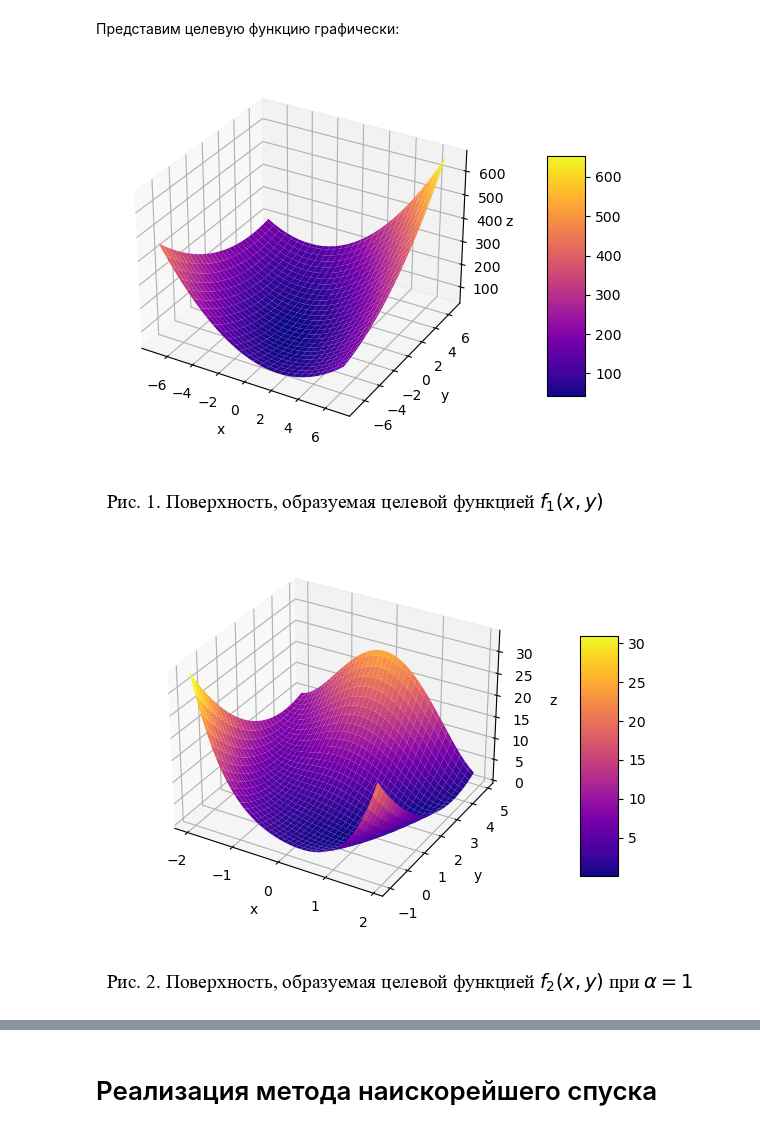
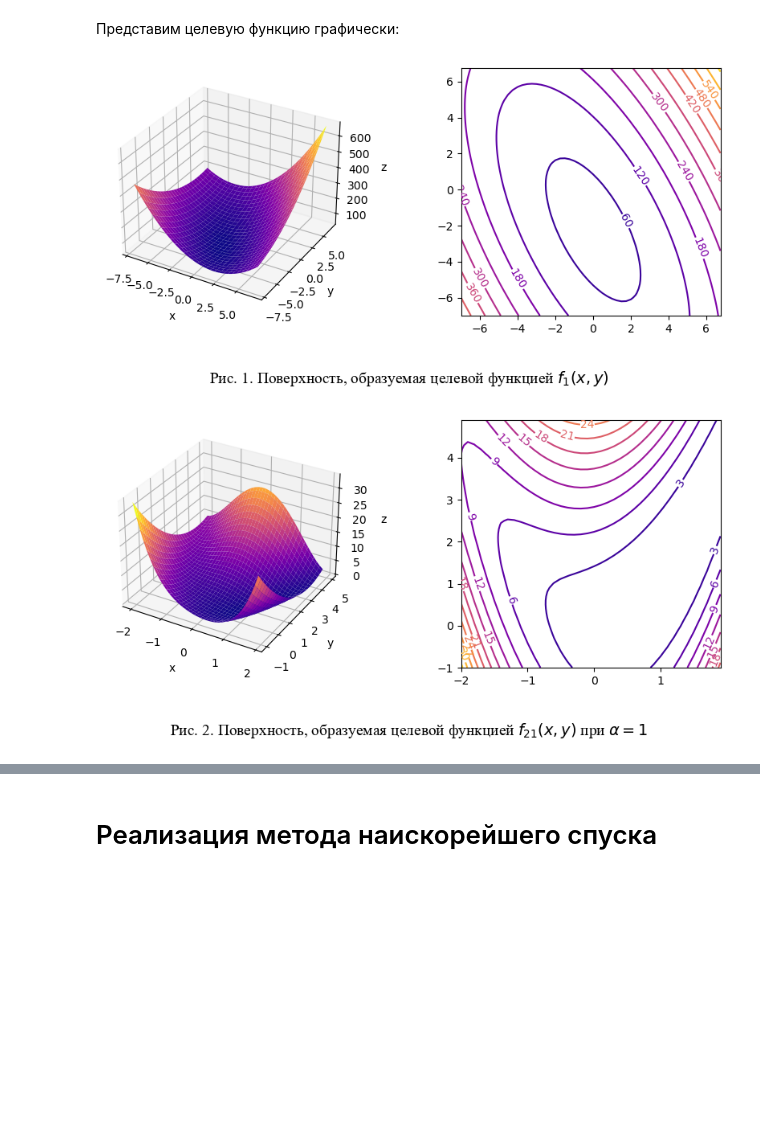
Before and after one commit to Ship-Vano/OptimizationMethodsLabs, a Jupyter notebook: Lab2.ipynb, the cells around one changed output, grey strips where cells are left out. Cells and saved outputs as stored; diff of their text form; code cells hidden in the pictures; blank space fills up the shorter version.

```diff
--- a/Lab2.ipynb
+++ b/Lab2.ipynb
@@ -62,32 +68,40 @@ eps2 = 10**(-5)
 # %%
 import matplotlib.pyplot as plt
 from matplotlib import cm
 
-fig, ax = plt.subplots(subplot_kw={"projection": "3d"})
+fig = plt.figure(figsize=(10, 4))
+axes1 = fig.add_subplot(1, 2, 1, projection='3d')
+axes2 = fig.add_subplot(1, 2, 2)
 
 X = np.arange(-7, 7, 0.25)
 Y = np.arange(-7, 7, 0.25)
 X, Y = np.meshgrid(X, Y)
 F1 = np.vectorize(f1)
 Z = F1(X, Y)
 
-surf = ax.plot_surface(X, Y, Z, cmap=cm.plasma,
+surf = axes1.plot_surface(X, Y, Z, cmap=cm.plasma,
                        linewidth=1, antialiased=True)
-ax.set_xlabel('x')
-ax.set_ylabel('y')
-ax.set_zlabel('z')
-ax.zaxis.labelpad=-0.6
+axes1.set_xlabel('x')
+axes1.set_ylabel('y')
+axes1.set_zlabel('z')
+axes1.zaxis.labelpad=4.5
 
-cbaxes = fig.add_axes([0.9, 0.2, 0.06, 0.5])
-cb = plt.colorbar(surf, cax = cbaxes)
 
+CS00 = axes2.contour(X, Y, Z, levels=11, cmap=cm.plasma, zorder=1)
+axes2.clabel(CS00, CS00.levels,inline=True,inline_spacing = 1)
+#cbaxes = fig.add_axes([0.9, 0.2, 0.06, 0.5])
+#cb = plt.colorbar(surf, cax = cbaxes)
+
+plt.subplots_adjust(wspace=0.4)
 plt.title('Рис. 1. Поверхность, образуемая целевой функцией $f_1(x,y)$',
-             fontsize=14, fontname='Times New Roman',y=-0.5, x = -5)
+             fontsize=14, fontname='Times New Roman',y=-0.3, x = -0.2)
 plt.show()
 # %% [output]
-[figure, old version]
+[figure, new version]
 # %%
-fig, ax = plt.subplots(subplot_kw={"projection": "3d"})
+fig = plt.figure(figsize=(10, 4))
+axes1 = fig.add_subplot(1, 2, 1, projection='3d')
+axes2 = fig.add_subplot(1, 2, 2)
 
 X = np.arange(-2, 2,0.1)
 Y = np.arange(-1, 5, 0.1)
@@ -95,19 +109,23 @@ X, Y = np.meshgrid(X, Y)
 F2 = np.vectorize(f21)
 Z = F2(X, Y)
 
-surf = ax.plot_surface(X, Y, Z, cmap=cm.plasma,
+surf = axes1.plot_surface(X, Y, Z, cmap=cm.plasma,
                        linewidth=1, antialiased=True)
-ax.set_xlabel('x')
-ax.set_ylabel('y')
-ax.set_zlabel('z')
-ax.zaxis.labelpad=4.5
+axes1.set_xlabel('x')
+axes1.set_ylabel('y')
+axes1.set_zlabel('z')
+axes1.zaxis.labelpad=4.5
 
-cbaxes = fig.add_axes([0.9, 0.2, 0.06, 0.5])
-cb = plt.colorbar(surf, cax = cbaxes)
 
-plt.title('Рис. 2. Поверхность, образуемая целевой функцией $f_2(x,y)$ при $α = 1$',
-             fontsize=14, fontname='Times New Roman',y=-0.5, x = -4.7)
+CS00 = axes2.contour(X, Y, Z, levels=11, cmap=cm.plasma, zorder=1)
+axes2.clabel(CS00, CS00.levels,inline=True,inline_spacing = 1)
+#cbaxes = fig.add_axes([0.9, 0.2, 0.06, 0.5])
+#cb = plt.colorbar(surf, cax = cbaxes)
+
+plt.subplots_adjust(wspace=0.4)
+plt.title('Рис. 2. Поверхность, образуемая целевой функцией $f_{21}(x,y)$ при $α = 1$',
+             fontsize=14, fontname='Times New Roman',y=-0.3, x = -0.2)
 
 plt.show()
 # %% [output]
-[figure, old version]
+[figure, new version]
```
Also changed, not shown: parts of 22 cells of this notebook, 6 other files.
